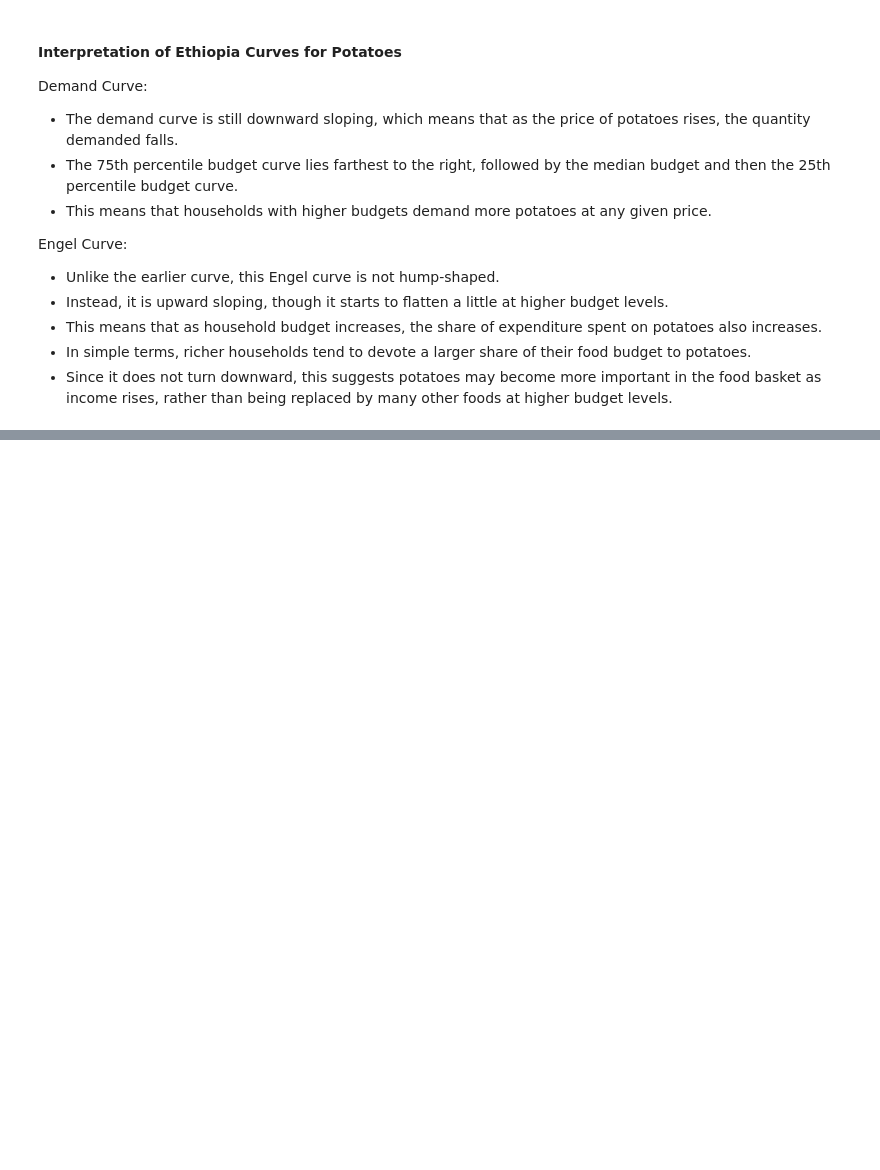
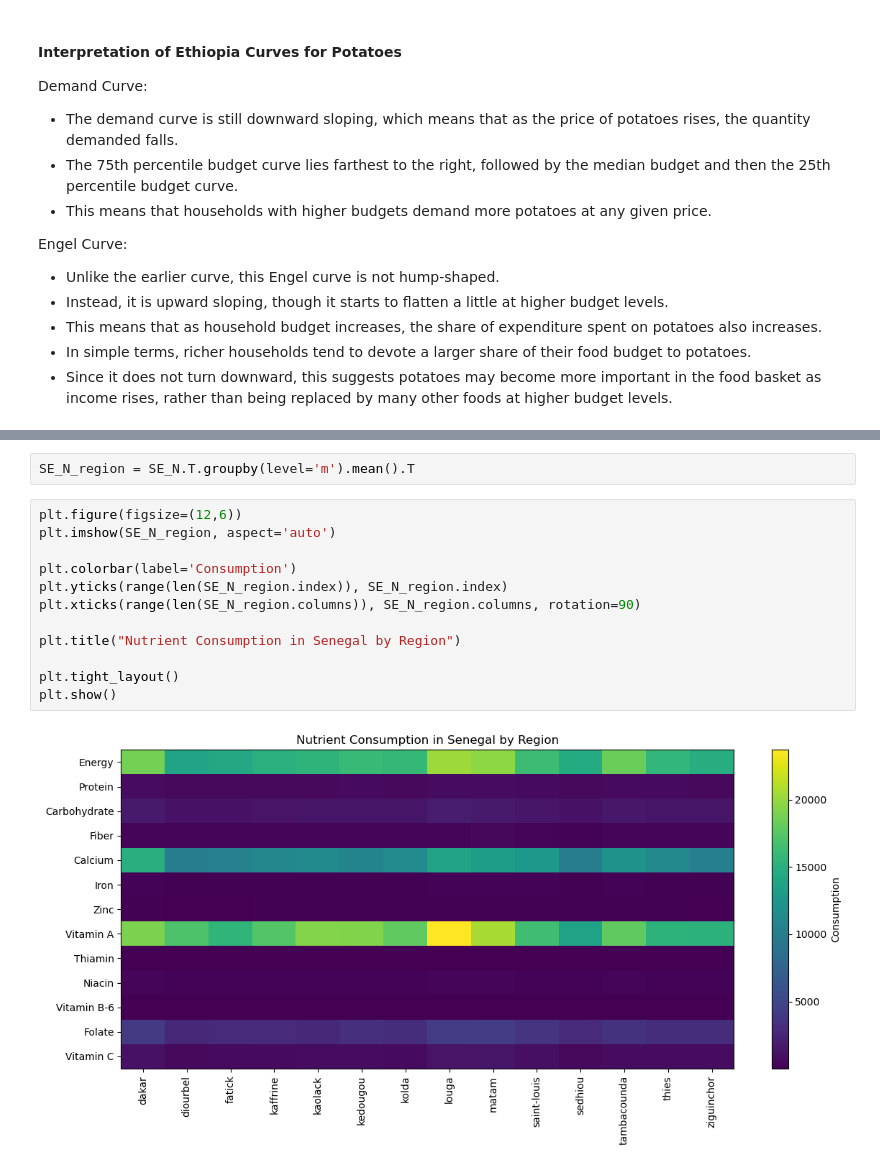
Before and after one commit to IvanChan511/EEP_153_Project_4, a Jupyter notebook: Compiled_Code_Notebook.ipynb, the cells around one changed output, grey strips where cells are left out. Cells and saved outputs as stored; diff of their text form; blank space fills up the shorter version.

```diff
--- a/Compiled_Code_Notebook.ipynb
+++ b/Compiled_Code_Notebook.ipynb
@@ -720,0 +1051,16 @@ Engel Curve:
+# %%
+SE_N_region = SE_N.T.groupby(level='m').mean().T
+# %%
+plt.figure(figsize=(12,6))
+plt.imshow(SE_N_region, aspect='auto')
+
+plt.colorbar(label='Consumption')
+plt.yticks(range(len(SE_N_region.index)), SE_N_region.index)
+plt.xticks(range(len(SE_N_region.columns)), SE_N_region.columns, rotation=90)
+
+plt.title("Nutrient Consumption in Senegal by Region")
+
+plt.tight_layout()
+plt.show()
+# %% [output]
+[figure, added]
```
Also changed, not shown: parts of 47 cells of this notebook.
